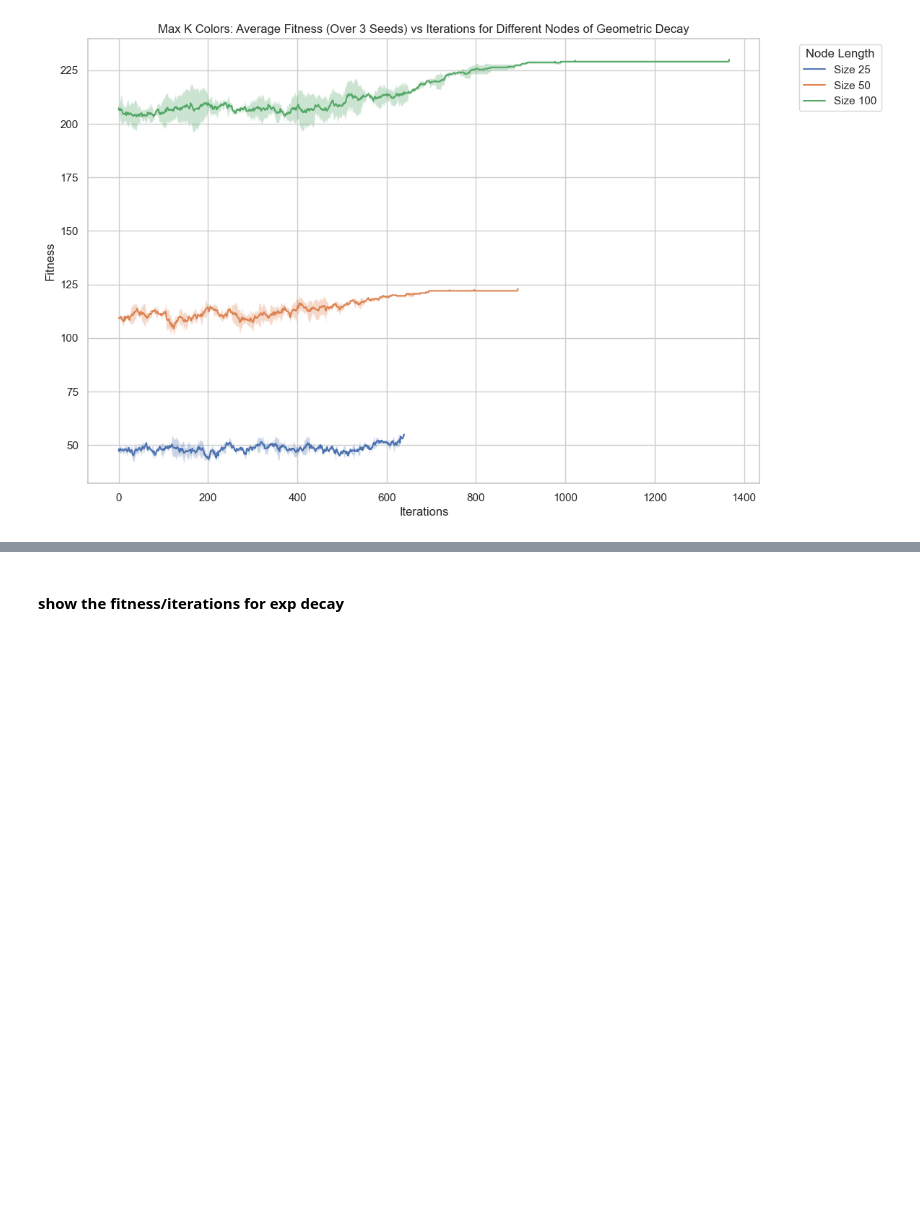
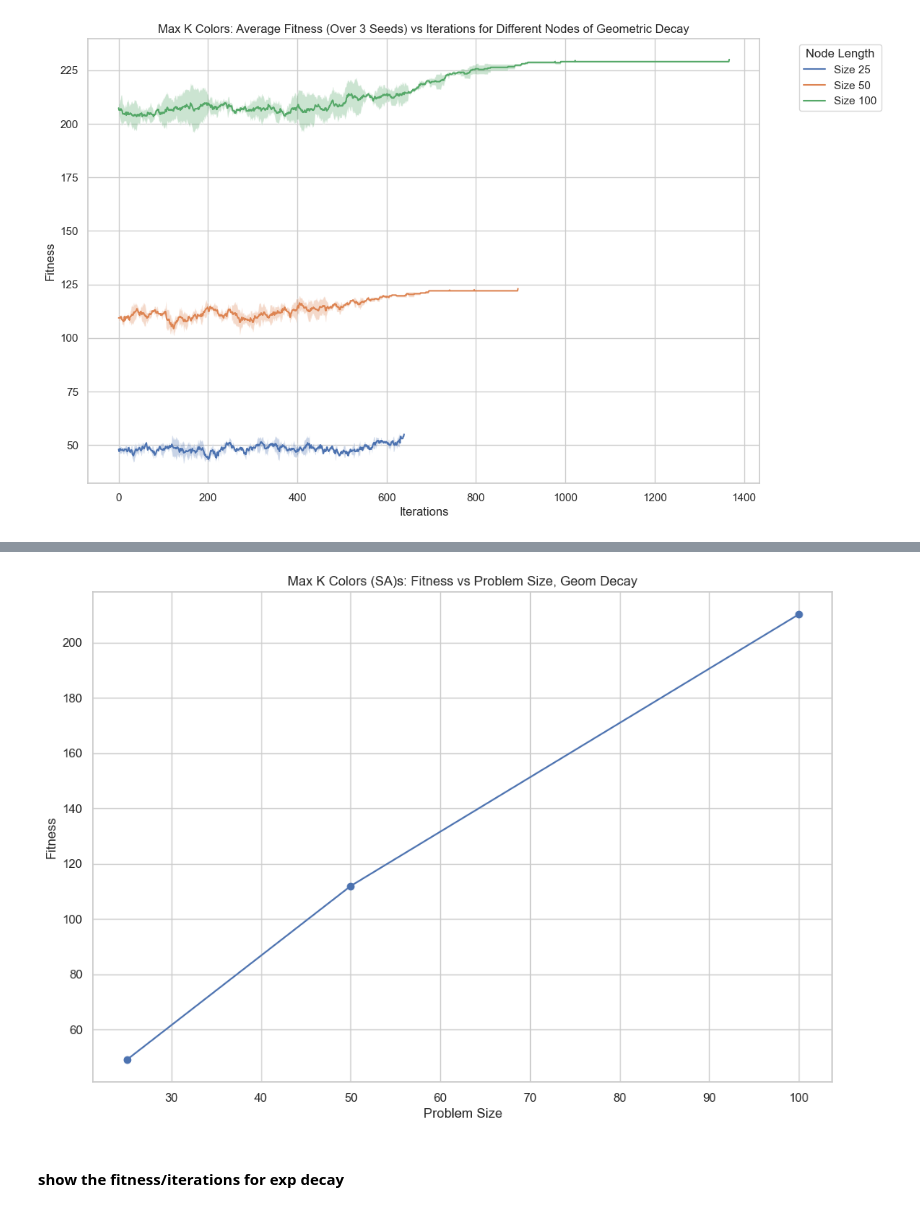
Before and after one commit to melodyyu/cs7641-a2-optimization, a Jupyter notebook: maxKColors_optimization.ipynb, the cells around one changed output, grey strips where cells are left out. Saved outputs shown, nothing was run; the diff lists cells and outputs as text; code cells hidden in the pictures; blank space fills up the shorter version.

```diff
--- a/maxKColors_optimization.ipynb
+++ b/maxKColors_optimization.ipynb
@@ -818,3 +874,17 @@ plt.show()
+# %%
+# Plot fitness vs problem size
+plt.figure(figsize=(12, 8))
+
+mean_fitness = stats_df.groupby('Problem_Size')['Fitness'].mean()
+plt.plot(mean_fitness.index, mean_fitness.values, marker='o')
+
+plt.xlabel('Problem Size')
+plt.ylabel('Fitness')
+plt.title('Max K Colors (SA)s: Fitness vs Problem Size, Geom Decay')
+plt.grid(True)
+plt.show()
+# %% [output]
+[figure, added]
 # %% [markdown]
 #### show the fitness/iterations for exp decay
 # %%
```
Also changed, not shown: parts of 5 cells of this notebook.
